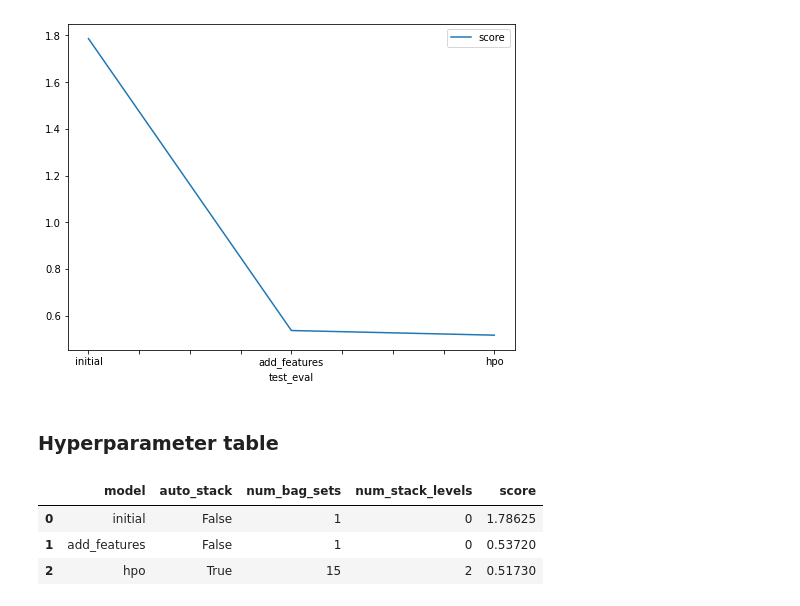
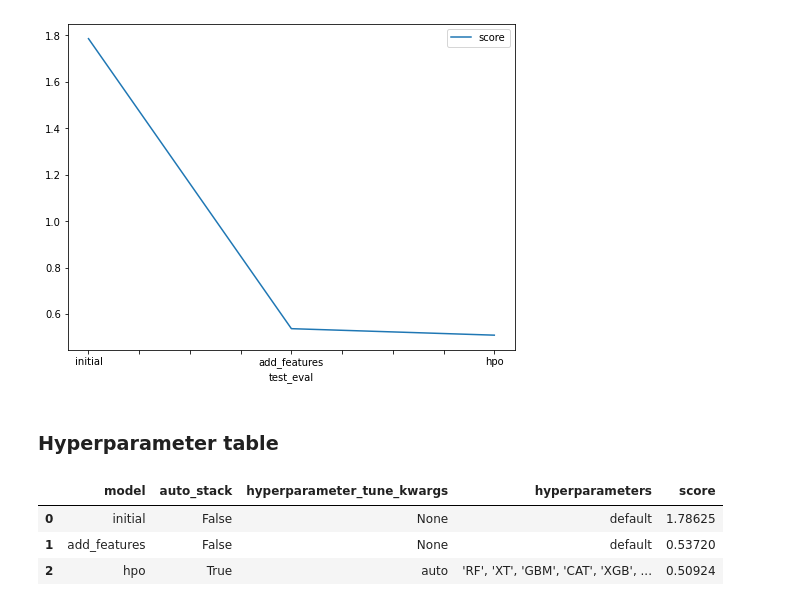
Before and after one commit to phanquanghung/aws-mlen-project-1, a Jupyter notebook: project/project_notebook.ipynb, the cells around one changed output. Drawn from its saved outputs; the diff is of its cells as text; code cells hidden in the pictures.

```diff
--- a/project/project_notebook.ipynb
+++ b/project/project_notebook.ipynb
@@ -584,14 +574,14 @@ fig.savefig('model_test_score.png')
 # %%
 # The 3 hyperparameters we tuned with the kaggle score as the result
 pd.DataFrame({
     "model": ["initial", "add_features", "hpo"],
     "auto_stack": ["False", "False", "True"],
-    "num_bag_sets": ["1", "1", "15"],
-    "num_stack_levels": ["0", "0", "2"],
-    "score": ["1.78625", "0.53720", "0.51730"]
+    "hyperparameter_tune_kwargs": ["None", "None", "auto"],
+    "hyperparameters": ["default", "default", "'RF', 'XT', 'GBM', 'CAT', 'XGB', 'FASTAI'"],
+    "score": ["1.78625", "0.53720", "0.50924"]
 })
 # %% [output]
-|  | model | auto_stack | num_bag_sets | num_stack_levels | score |
-| 0 | initial | False | 1 | 0 | 1.78625 |
-| 1 | add_features | False | 1 | 0 | 0.53720 |
-| 2 | hpo | True | 15 | 2 | 0.51730 |
+|  | model | auto_stack | hyperparameter_tune_kwargs | hyperparameters | score |
+| 0 | initial | False | None | default | 1.78625 |
+| 1 | add_features | False | None | default | 0.53720 |
+| 2 | hpo | True | auto | 'RF', 'XT', 'GBM', 'CAT', 'XGB', ... | 0.50924 |
```
Also changed, not shown: parts of 13 cells of this notebook, 4 other files.
